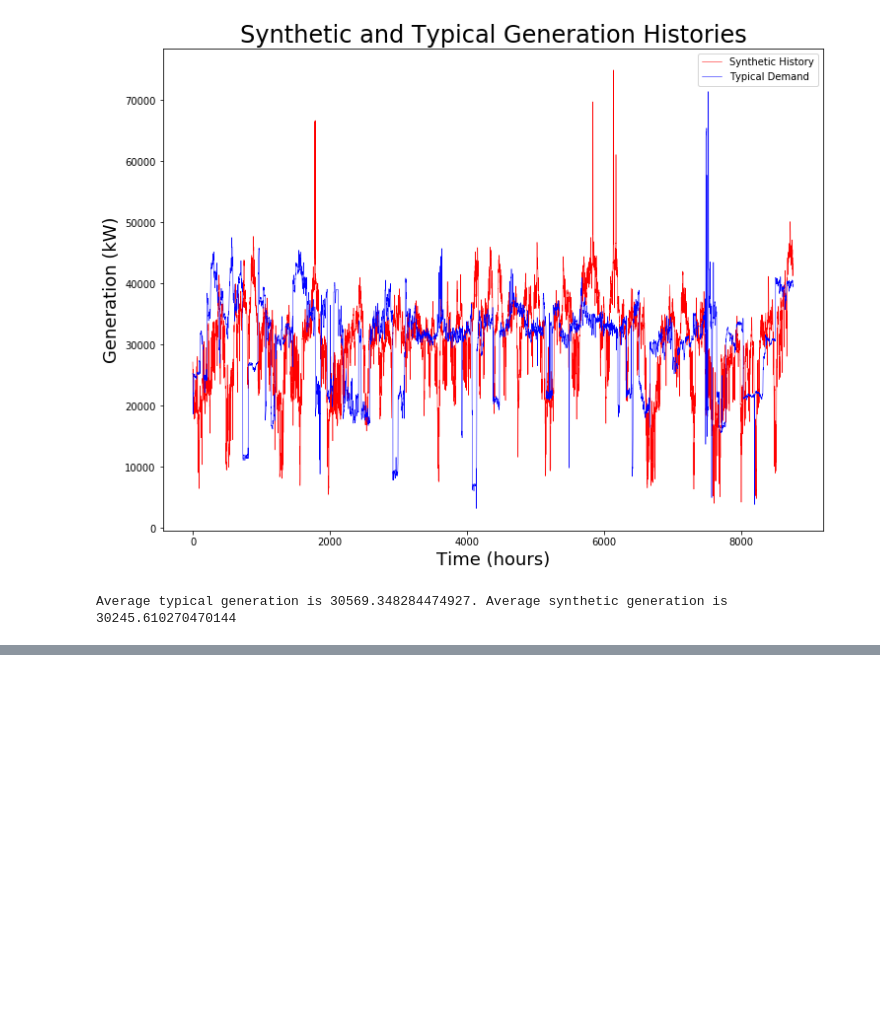
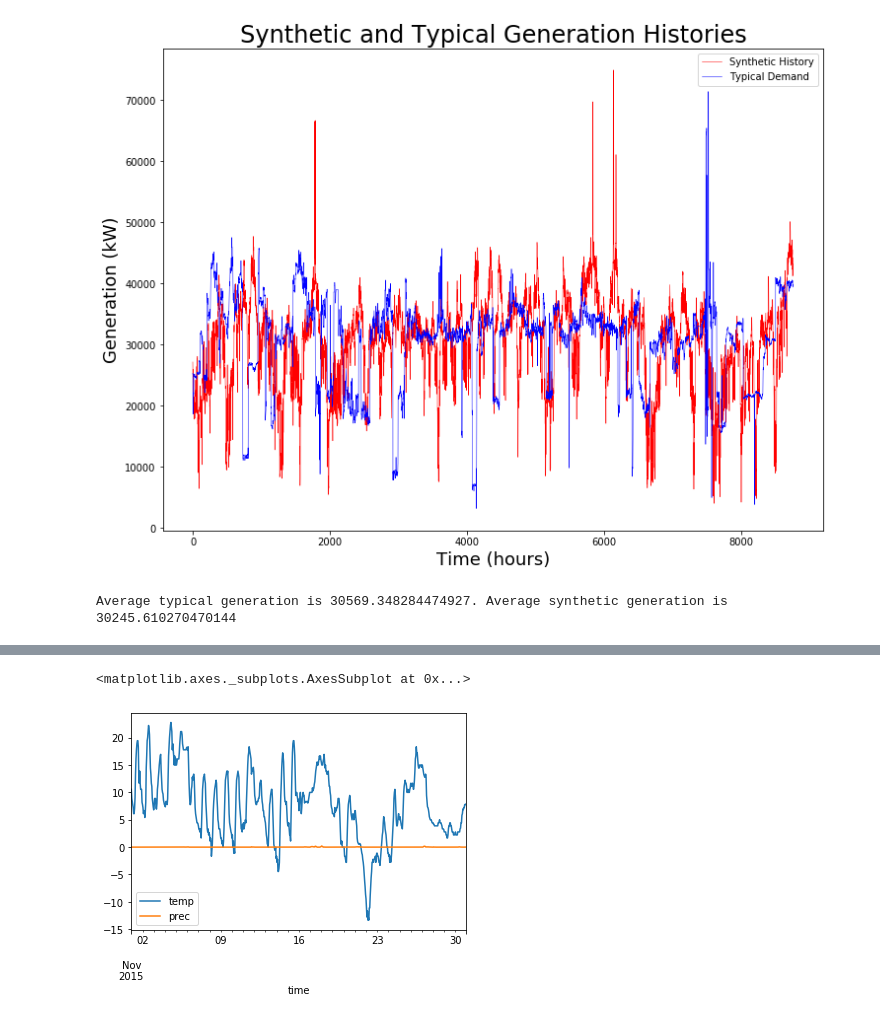
Before and after one commit to arfc/pride, a Jupyter notebook: data_processing/abbott_generation.ipynb, the cells around one changed output, grey strips where cells are left out. Saved outputs shown, nothing was run; the diff lists cells and outputs as text; code cells hidden in the pictures; blank space fills up the shorter version.

```diff
--- a/data_processing/abbott_generation.ipynb
+++ b/data_processing/abbott_generation.ipynb
@@ -237,0 +360,7 @@ Average typical generation is 30569.348284474927. Average synthetic generation i
+# %%
+weather_months = interp15.groupby(interp15.index.month)
+weather_november = weather_months.get_group(11)
+weather_november.plot()
+# %% [output]
+<matplotlib.axes._subplots.AxesSubplot at 0x...>
+[figure, added]
```
Also changed, not shown: parts of 20 cells of this notebook.
